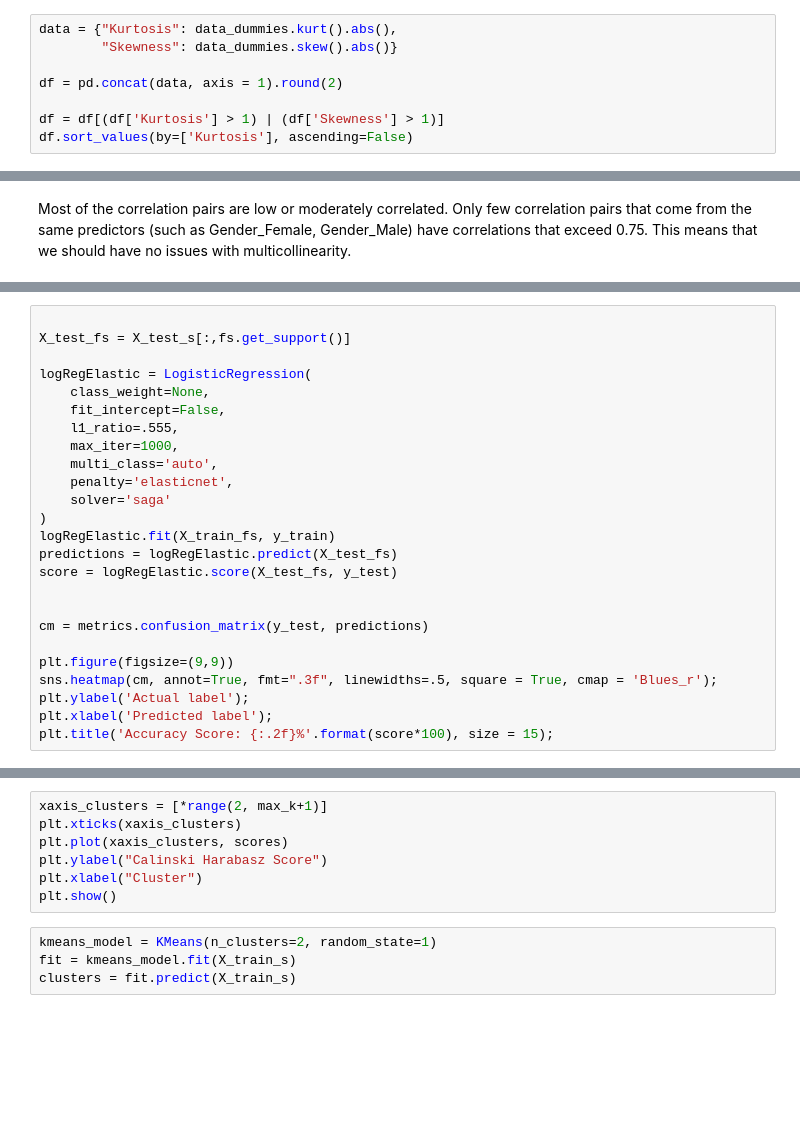
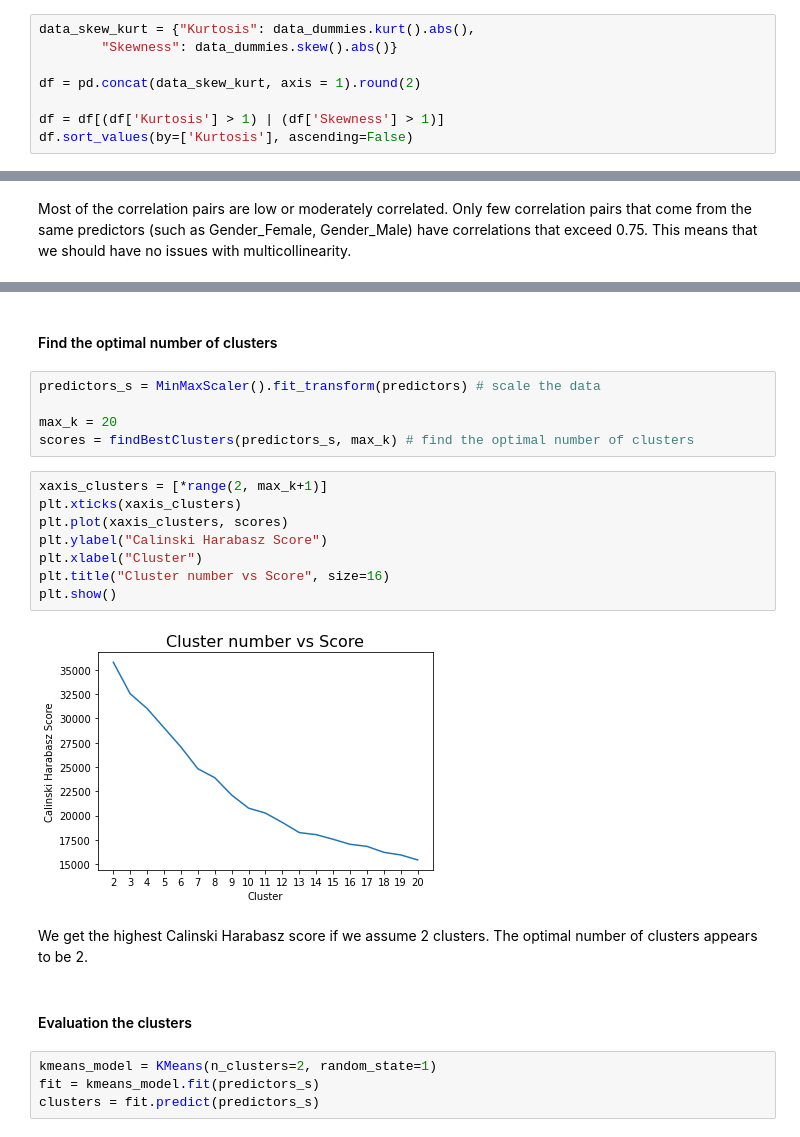
Before and after one commit to gpala7077/Classifying_Airline_Customer_Satisfication, a Jupyter notebook: Final_Project_data_exploration.ipynb, the cells around one changed output, grey strips where cells are left out. Saved outputs shown, nothing was run; the diff lists cells and outputs as text; blank space fills up the shorter version.

```diff
--- a/Final_Project_data_exploration.ipynb
+++ b/Final_Project_data_exploration.ipynb
@@ -271,10 +272,10 @@ The classes are disbalanced but not by much. There are slighly less satisfied cu
 # %% [markdown]
 #### Normality
 # %%
-data = {"Kurtosis": data_dummies.kurt().abs(),
+data_skew_kurt = {"Kurtosis": data_dummies.kurt().abs(),
         "Skewness": data_dummies.skew().abs()}
 
-df = pd.concat(data, axis = 1).round(2)
+df = pd.concat(data_skew_kurt, axis = 1).round(2)
 
 df = df[(df['Kurtosis'] > 1) | (df['Skewness'] > 1)]
 df.sort_values(by=['Kurtosis'], ascending=False)
@@ -475,25 +351,0 @@ plot_coefficients(features['weights'], len(features['columns']), features['colum
-# %%
-
-X_test_fs = X_test_s[:,fs.get_support()]
-
-logRegElastic = LogisticRegression(
-    class_weight=None,
-    fit_intercept=False,
-    l1_ratio=.555,
-    max_iter=1000,
-    multi_class='auto',
-    penalty='elasticnet',
-    solver='saga'
-)
-logRegElastic.fit(X_train_fs, y_train)
-predictions = logRegElastic.predict(X_test_fs)
-score = logRegElastic.score(X_test_fs, y_test)
-
-
-cm = metrics.confusion_matrix(y_test, predictions)
-
-plt.figure(figsize=(9,9))
-sns.heatmap(cm, annot=True, fmt=".3f", linewidths=.5, square = True, cmap = 'Blues_r');
-plt.ylabel('Actual label');
-plt.xlabel('Predicted label');
-plt.title('Accuracy Score: {:.2f}%'.format(score*100), size = 15);
@@ -572,14 +403,28 @@ scores = findBestClusters(X_train_s, max_k)
+# %% [markdown]
+#### Find the optimal number of clusters
+# %%
+predictors_s = MinMaxScaler().fit_transform(predictors) # scale the data
+
+max_k = 20
+scores = findBestClusters(predictors_s, max_k) # find the optimal number of clusters
 # %%
 xaxis_clusters = [*range(2, max_k+1)]
 plt.xticks(xaxis_clusters)
 plt.plot(xaxis_clusters, scores)
 plt.ylabel("Calinski Harabasz Score")
 plt.xlabel("Cluster")
+plt.title("Cluster number vs Score", size=16)
 plt.show()
+# %% [output]
+[figure, added]
+# %% [markdown]
+We get the highest Calinski Harabasz score if we assume 2 clusters. The optimal number of clusters appears to be 2.
+# %% [markdown]
+#### Evaluation the clusters
 # %%
 kmeans_model = KMeans(n_clusters=2, random_state=1)
-fit = kmeans_model.fit(X_train_s)
-clusters = fit.predict(X_train_s)
+fit = kmeans_model.fit(predictors_s)
+clusters = fit.predict(predictors_s)
 # %%
 _, counts = np.unique(clusters, return_counts = True)
 print(counts)
```
Also changed, not shown: parts of 40 cells of this notebook.
